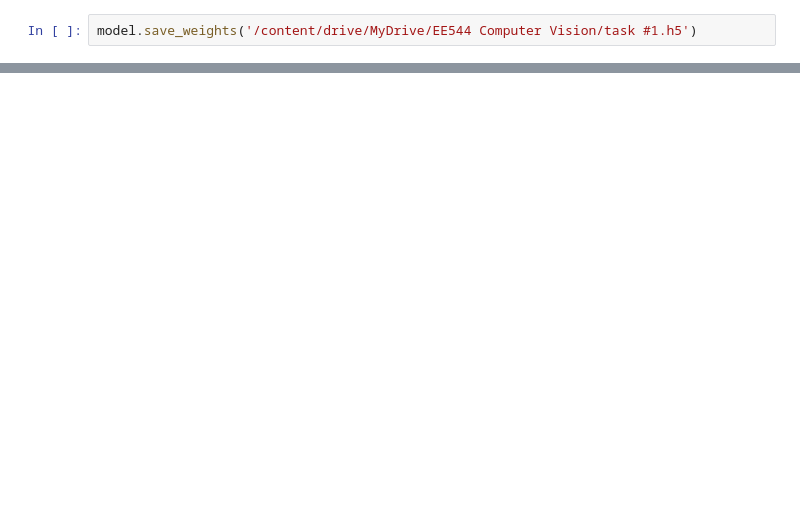
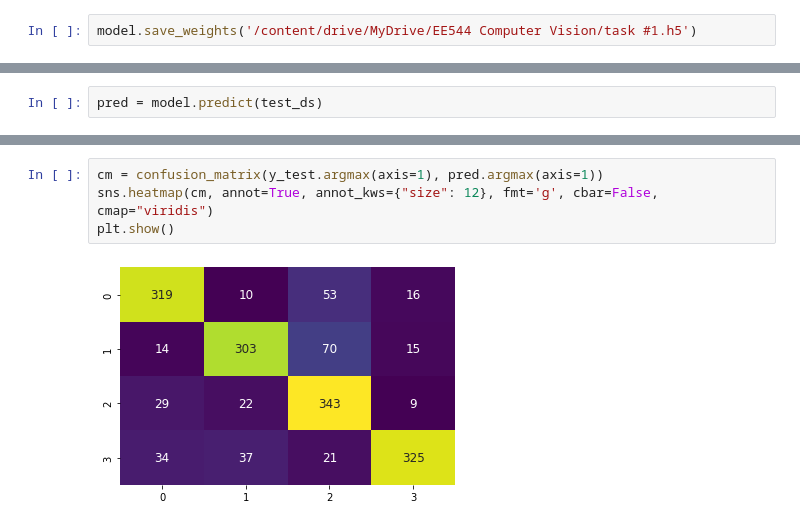
Before and after one commit to sur-sakthy/computer-vision, a Jupyter notebook: Assignment_1.ipynb, the cells around one changed output, grey strips where cells are left out. Saved outputs shown, nothing was run; the diff lists cells and outputs as text; blank space fills up the shorter version.

```diff
--- a/Assignment_1.ipynb
+++ b/Assignment_1.ipynb
@@ -176,0 +301,2 @@ plt.grid(linestyle='-', linewidth=0.5)
+# %%
+pred = model.predict(test_ds)
@@ -176,0 +316,6 @@ plt.grid(linestyle='-', linewidth=0.5)
+# %%
+cm = confusion_matrix(y_test.argmax(axis=1), pred.argmax(axis=1))
+sns.heatmap(cm, annot=True, annot_kws={"size": 12}, fmt='g', cbar=False, cmap="viridis")
+plt.show()
+# %% [output]
+[figure, added]
```
Also changed, not shown: parts of 45 cells of this notebook.
